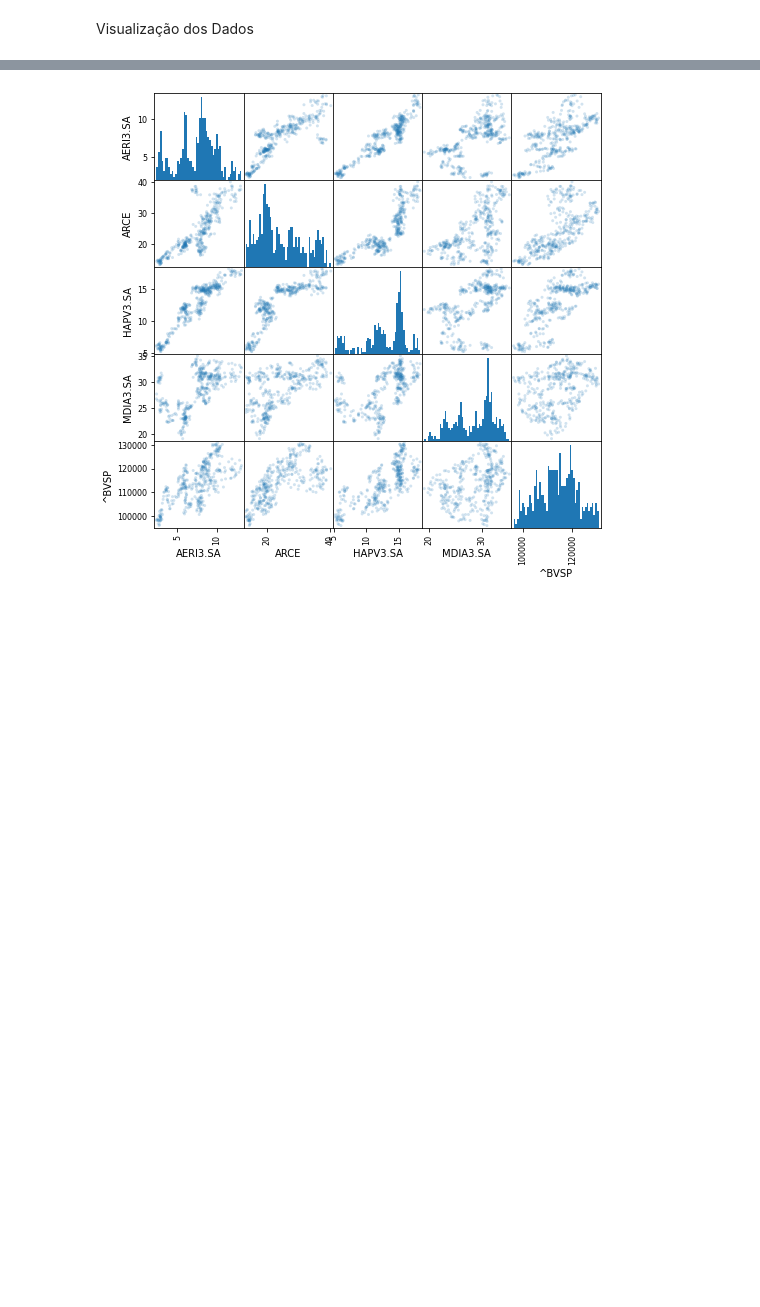
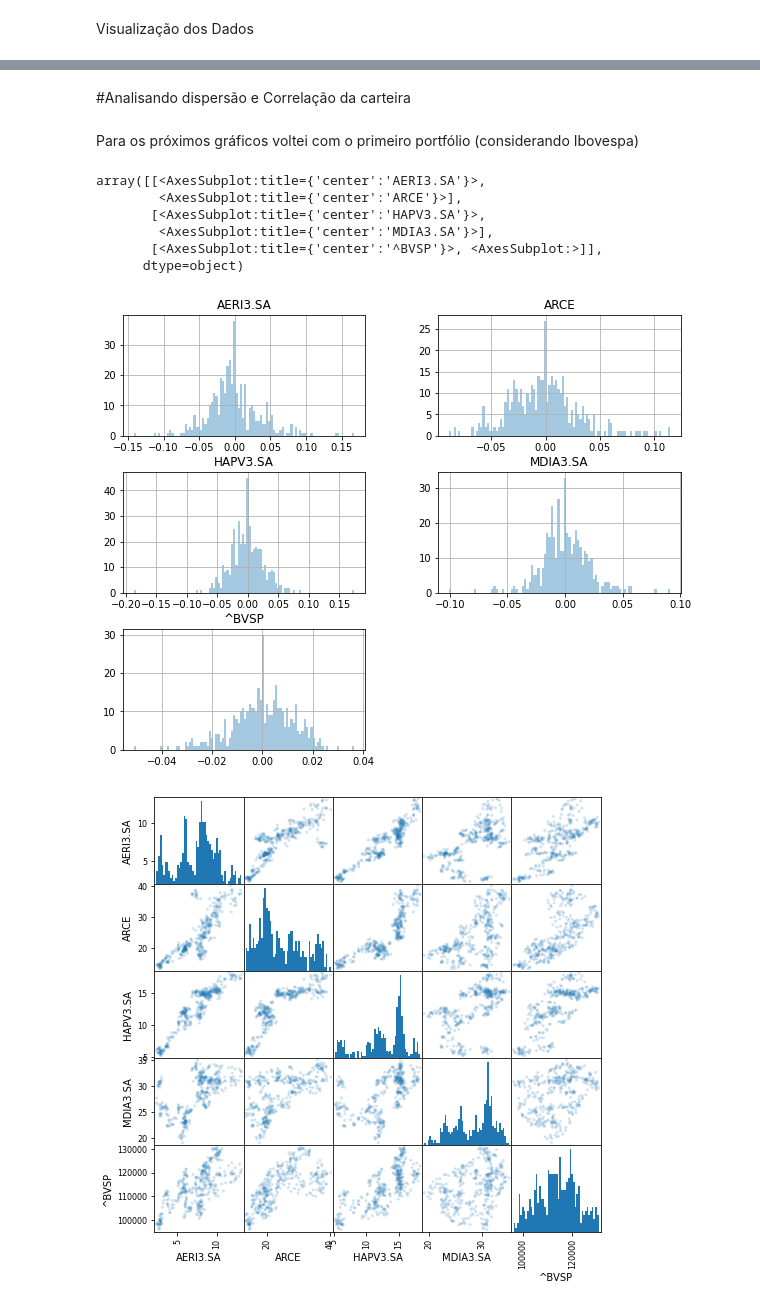
Before and after one commit to Glaufelix/Python-para-Analise-Quantitativa, a Jupyter notebook: Analise_beggin.ipynb, the cells around one changed output, grey strips where cells are left out. Saved outputs shown, nothing was run; the diff lists cells and outputs as text; code cells hidden in the pictures; blank space fills up the shorter version.

```diff
--- a/Analise_beggin.ipynb
+++ b/Analise_beggin.ipynb
@@ -147,3 +205,18 @@ Visualização dos Dados
+# %% [markdown]
+#Analisando dispersão e Correlação da carteira
+# %% [markdown]
+Para os próximos gráficos voltei com o primeiro portfólio (considerando Ibovespa)
+# %%
+retornos = pdf["Close"].pct_change()
+retornos.hist(bins=100, figsize=(10,8), alpha=0.4)
+# %% [output]
+array([[<AxesSubplot:title={'center':'AERI3.SA'}>,
+        <AxesSubplot:title={'center':'ARCE'}>],
+       [<AxesSubplot:title={'center':'HAPV3.SA'}>,
+        <AxesSubplot:title={'center':'MDIA3.SA'}>],
+       [<AxesSubplot:title={'center':'^BVSP'}>, <AxesSubplot:>]],
+      dtype=object)
+[figure, added]
 # %%
 from pandas.plotting import scatter_matrix
 scatter_matrix(pdf["Close"], figsize=(8,8), alpha = 0.2, hist_kwds = {'bins': 50});
```
Also changed, not shown: parts of 8 cells of this notebook.
